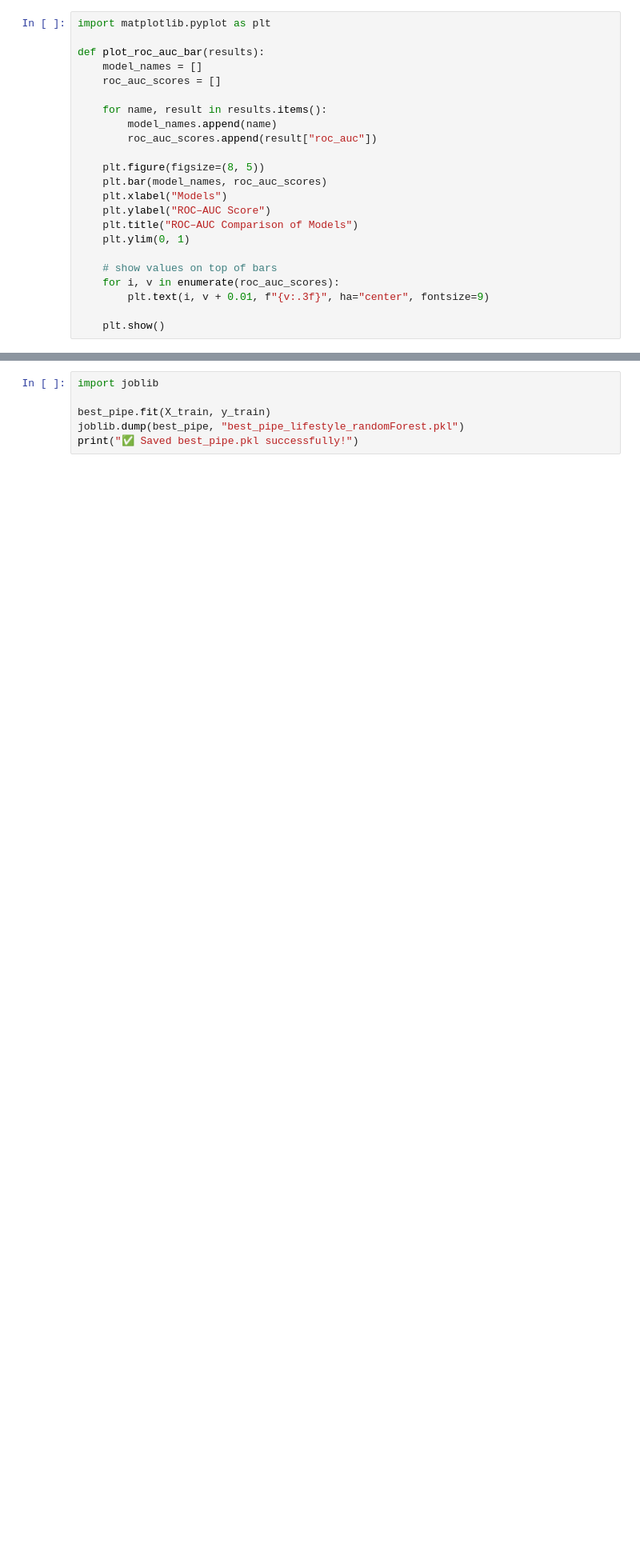
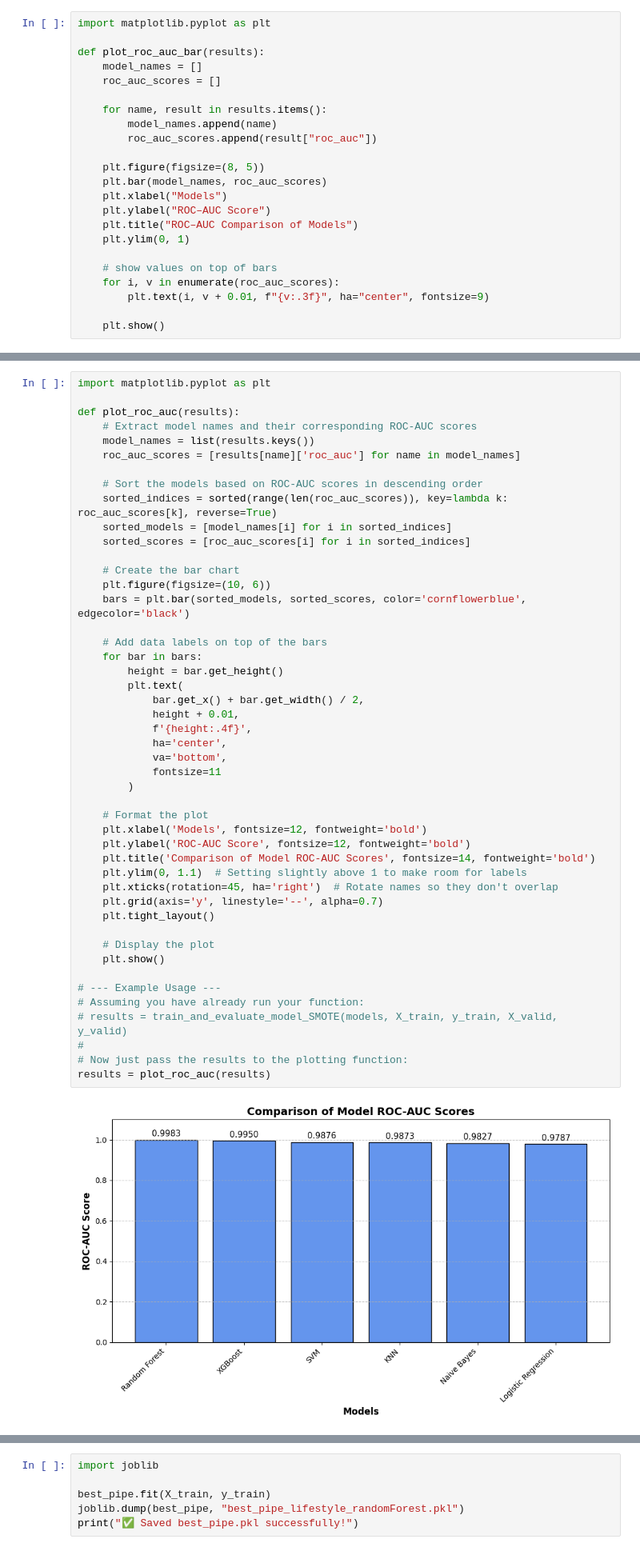
Before and after one commit to Jarmen24/thesis_diabetes, a Jupyter notebook: lifestyle+model.ipynb, the cells around one changed output, grey strips where cells are left out. Shown at 80% size. Cells and saved outputs as stored; diff of their text form; blank space fills up the shorter version.

```diff
--- a/lifestyle+model.ipynb
+++ b/lifestyle+model.ipynb
@@ -560,0 +532,49 @@ weighted avg       0.99      0.99      0.99       220
+# %%
+import matplotlib.pyplot as plt
+
+def plot_roc_auc(results):
+    # Extract model names and their corresponding ROC-AUC scores
+    model_names = list(results.keys())
+    roc_auc_scores = [results[name]['roc_auc'] for name in model_names]
+
+    # Sort the models based on ROC-AUC scores in descending order
+    sorted_indices = sorted(range(len(roc_auc_scores)), key=lambda k: roc_auc_scores[k], reverse=True)
+    sorted_models = [model_names[i] for i in sorted_indices]
+    sorted_scores = [roc_auc_scores[i] for i in sorted_indices]
+
+    # Create the bar chart
+    plt.figure(figsize=(10, 6))
+    bars = plt.bar(sorted_models, sorted_scores, color='cornflowerblue', edgecolor='black')
+
+    # Add data labels on top of the bars
+    for bar in bars:
+        height = bar.get_height()
+        plt.text(
+            bar.get_x() + bar.get_width() / 2,
+            height + 0.01,
+            f'{height:.4f}',
+            ha='center',
+            va='bottom',
+            fontsize=11
+        )
+
+    # Format the plot
+    plt.xlabel('Models', fontsize=12, fontweight='bold')
+    plt.ylabel('ROC-AUC Score', fontsize=12, fontweight='bold')
+    plt.title('Comparison of Model ROC-AUC Scores', fontsize=14, fontweight='bold')
+    plt.ylim(0, 1.1)  # Setting slightly above 1 to make room for labels
+    plt.xticks(rotation=45, ha='right')  # Rotate names so they don't overlap
+    plt.grid(axis='y', linestyle='--', alpha=0.7)
+    plt.tight_layout()
+
+    # Display the plot
+    plt.show()
+
+# --- Example Usage ---
+# Assuming you have already run your function:
+# results = train_and_evaluate_model_SMOTE(models, X_train, y_train, X_valid, y_valid)
+#
+# Now just pass the results to the plotting function:
+results = plot_roc_auc(results)
+# %% [output]
+[figure, added]
```
Also changed, not shown: parts of 6 cells of this notebook, 2 other files.
